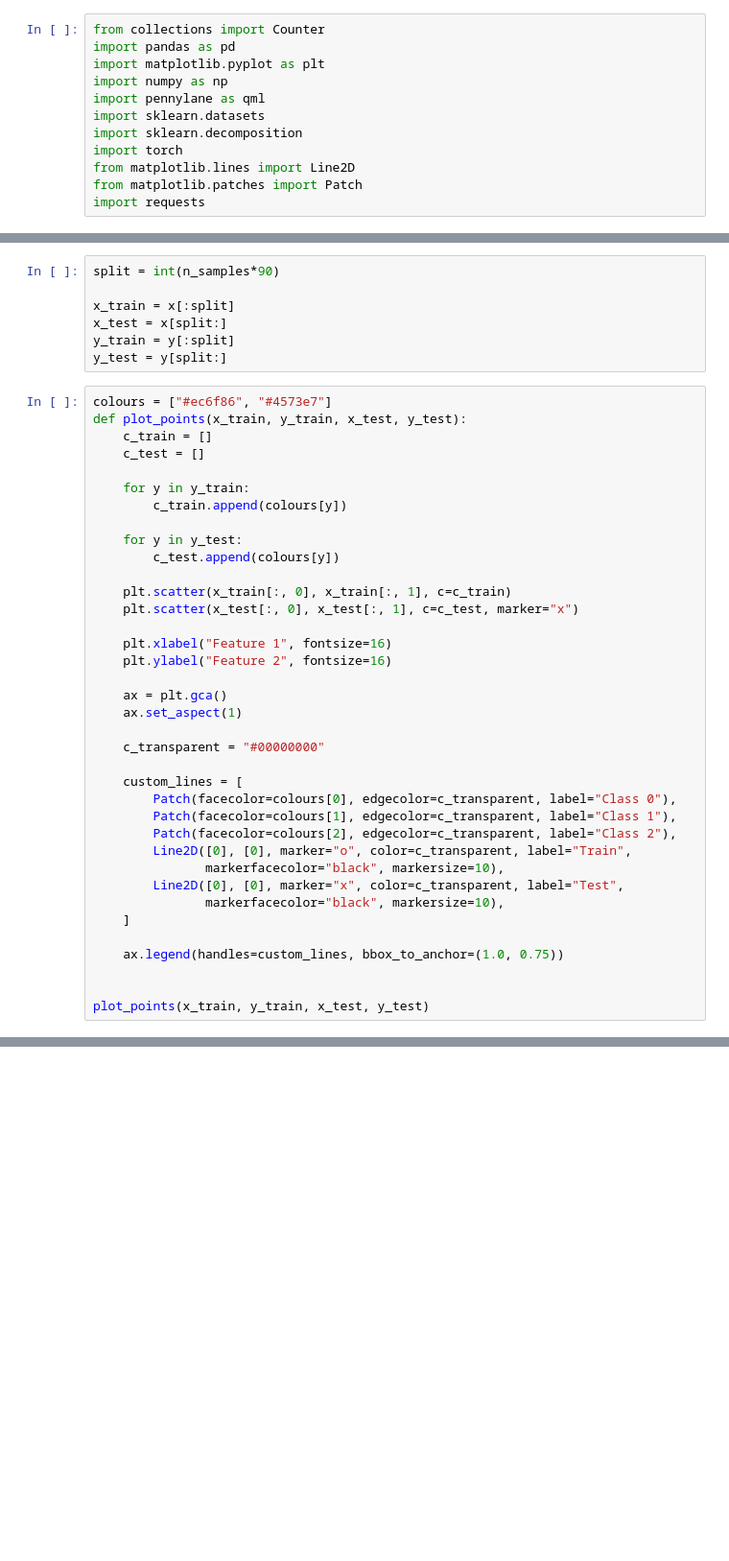
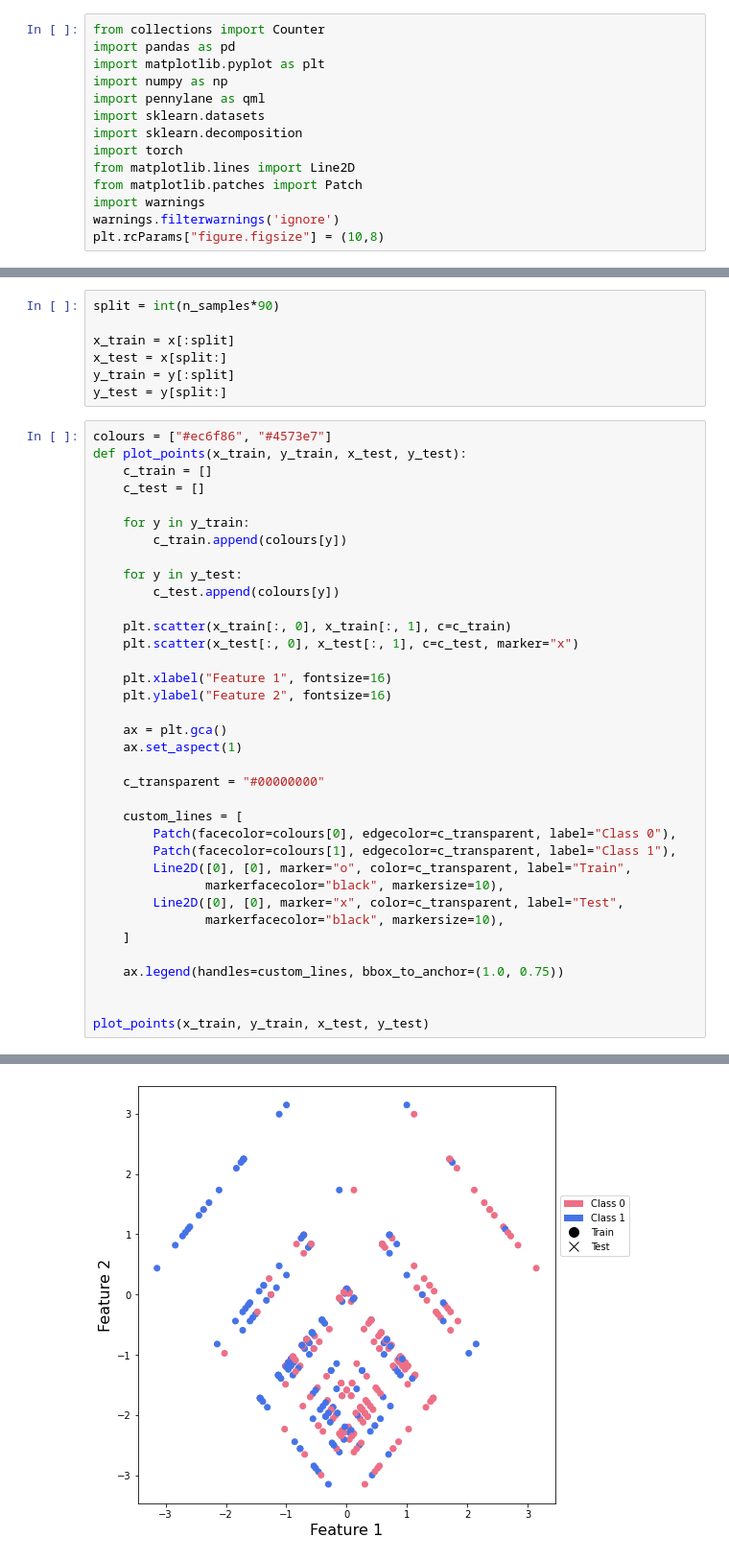
Before and after one commit to CDL-Quantum/Hackathon2021, a Jupyter notebook: Loo Boys/Euro_Simulation.ipynb, the cells around one changed output, grey strips where cells are left out. Shown at 96% size. Cells and saved outputs as stored; diff of their text form; blank space fills up the shorter version.

```diff
--- a/Loo Boys/Euro_Simulation.ipynb
+++ b/Loo Boys/Euro_Simulation.ipynb
@@ -19,7 +19,9 @@ import sklearn.decomposition
 import torch
 from matplotlib.lines import Line2D
 from matplotlib.patches import Patch
-import requests
+import warnings
+warnings.filterwarnings('ignore')
+plt.rcParams["figure.figsize"] = (10,8)
 # %%
 def weightFunc(row):
     return row['Won'] - row['Lost'] + row['Draw']*0.5 +row['GF']*.25 - row['A']*.25
@@ -142,7 +147,6 @@ def plot_points(x_train, y_train, x_test, y_test):
     custom_lines = [
         Patch(facecolor=colours[0], edgecolor=c_transparent, label="Class 0"),
         Patch(facecolor=colours[1], edgecolor=c_transparent, label="Class 1"),
-        Patch(facecolor=colours[2], edgecolor=c_transparent, label="Class 2"),
         Line2D([0], [0], marker="o", color=c_transparent, label="Train",
                markerfacecolor="black", markersize=10),
         Line2D([0], [0], marker="x", color=c_transparent, label="Test",
@@ -157,0 +161 @@ TypeError: list indices must be integers or slices, not float
+[figure, added]
```
Also changed, not shown: parts of 9 cells of this notebook, 1 other file.
